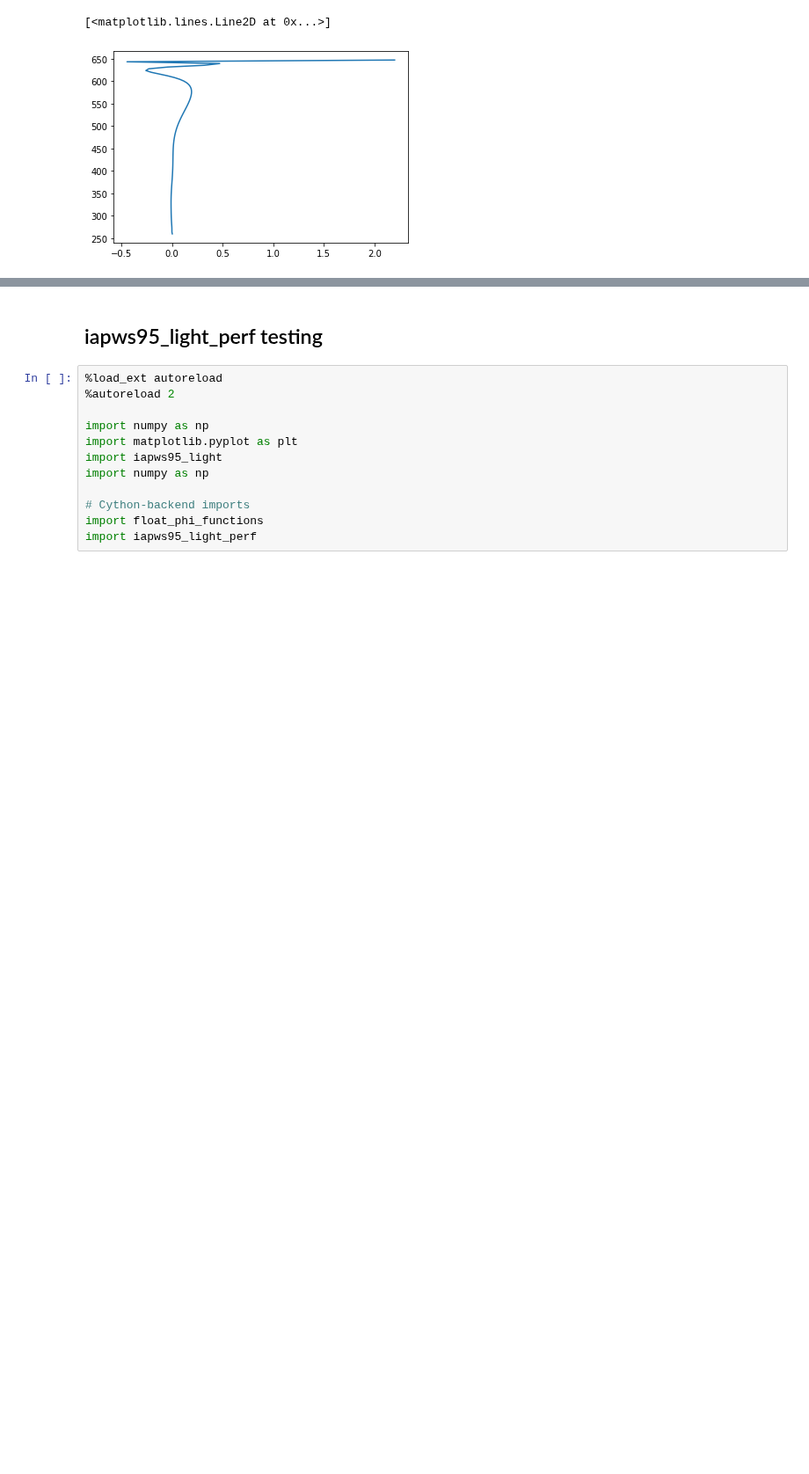
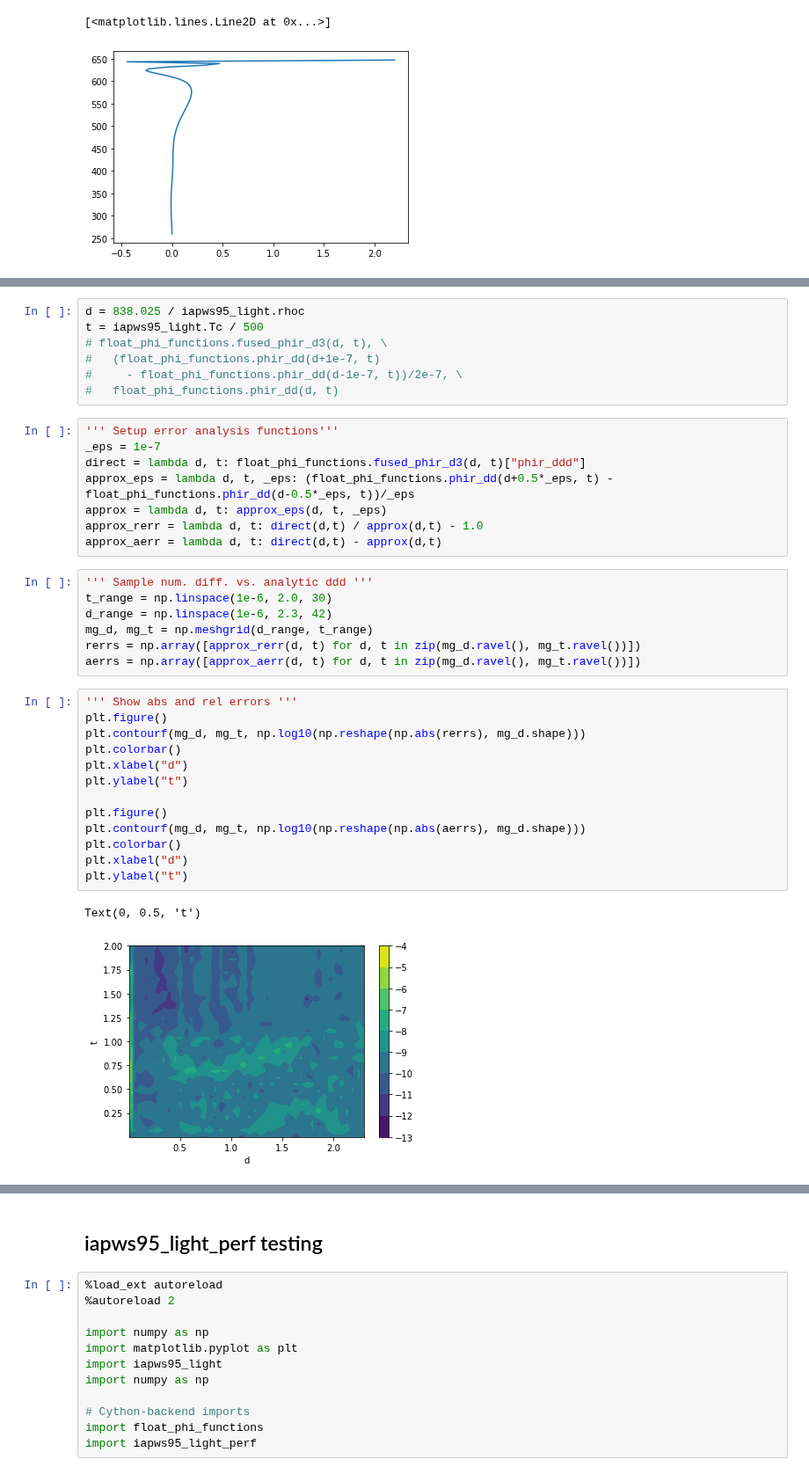
Before and after one commit to fredriclam/iapws95_light, a Jupyter notebook: water_tester.ipynb, the cells around one changed output, grey strips where cells are left out. Shown at 88% size. Cells and saved outputs as stored; diff of their text form; blank space fills up the shorter version.

Commit message:
Add third d-derivative Cython function

```diff
--- a/water_tester.ipynb
+++ b/water_tester.ipynb
@@ -497,0 +509,38 @@ plt.plot(saulwa_satl*iapws95_light.rhoc - rho_satl, T_samples)
+# %%
+d = 838.025 / iapws95_light.rhoc
+t = iapws95_light.Tc / 500
+# float_phi_functions.fused_phir_d3(d, t), \
+#   (float_phi_functions.phir_dd(d+1e-7, t)
+#     - float_phi_functions.phir_dd(d-1e-7, t))/2e-7, \
+#   float_phi_functions.phir_dd(d, t)
+# %%
+''' Setup error analysis functions'''
+_eps = 1e-7
+direct = lambda d, t: float_phi_functions.fused_phir_d3(d, t)["phir_ddd"]
+approx_eps = lambda d, t, _eps: (float_phi_functions.phir_dd(d+0.5*_eps, t) - float_phi_functions.phir_dd(d-0.5*_eps, t))/_eps
+approx = lambda d, t: approx_eps(d, t, _eps)
+approx_rerr = lambda d, t: direct(d,t) / approx(d,t) - 1.0
+approx_aerr = lambda d, t: direct(d,t) - approx(d,t)
+# %%
+''' Sample num. diff. vs. analytic ddd '''
+t_range = np.linspace(1e-6, 2.0, 30)
+d_range = np.linspace(1e-6, 2.3, 42)
+mg_d, mg_t = np.meshgrid(d_range, t_range)
+rerrs = np.array([approx_rerr(d, t) for d, t in zip(mg_d.ravel(), mg_t.ravel())])
+aerrs = np.array([approx_aerr(d, t) for d, t in zip(mg_d.ravel(), mg_t.ravel())])
+# %%
+''' Show abs and rel errors '''
+plt.figure()
+plt.contourf(mg_d, mg_t, np.log10(np.reshape(np.abs(rerrs), mg_d.shape)))
+plt.colorbar()
+plt.xlabel("d")
+plt.ylabel("t")
+
+plt.figure()
+plt.contourf(mg_d, mg_t, np.log10(np.reshape(np.abs(aerrs), mg_d.shape)))
+plt.colorbar()
+plt.xlabel("d")
+plt.ylabel("t")
+# %% [output]
+Text(0, 0.5, 't')
+[figure, added]
```
Also changed, not shown: parts of 17 cells of this notebook, 1 other file.
